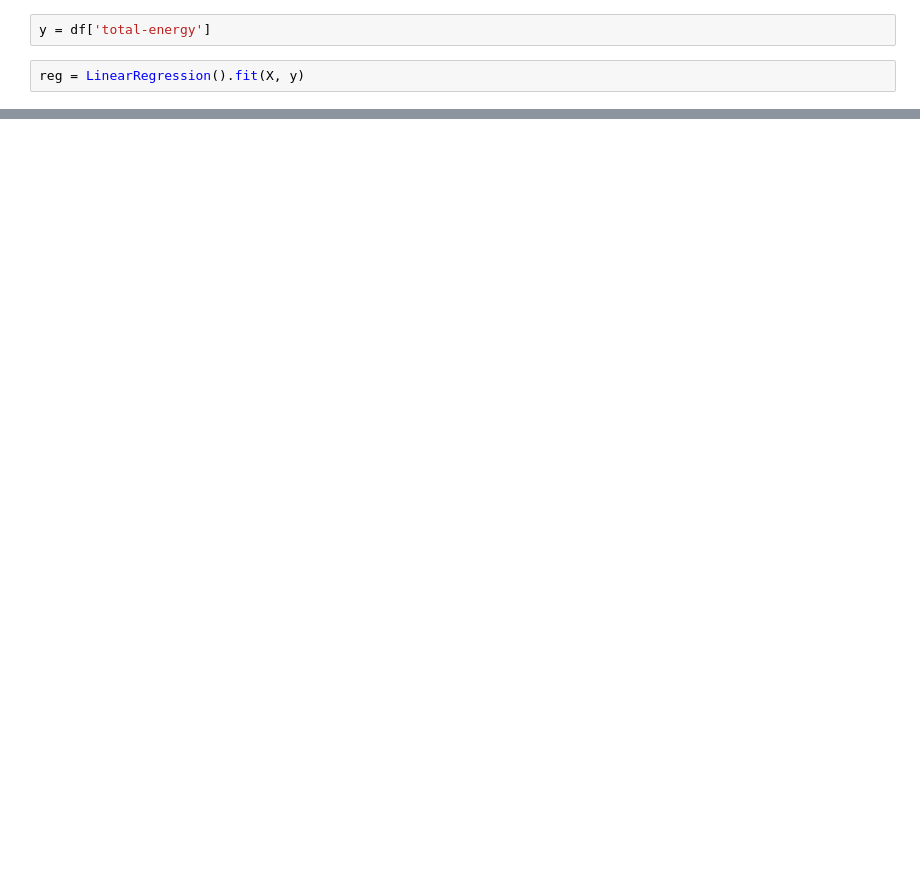
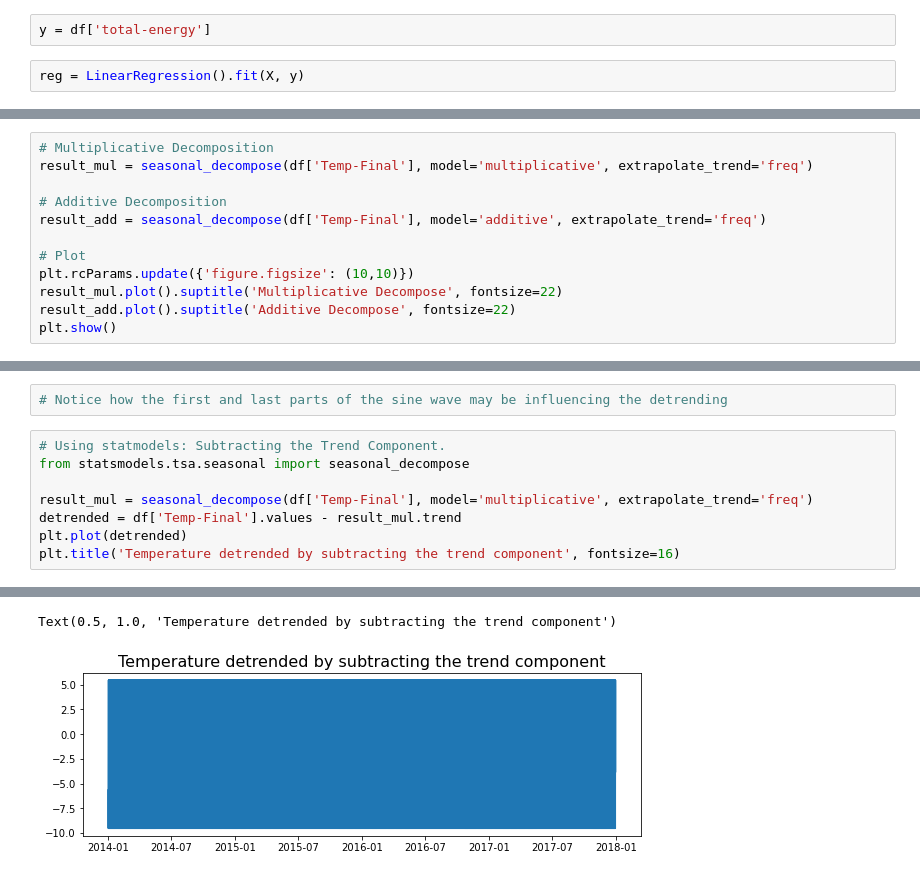
Before and after one commit to ejw-data/ml-playground, a Jupyter notebook: time_series_test.ipynb, the cells around one changed output, grey strips where cells are left out. Drawn from its saved outputs; the diff is of its cells as text; blank space fills up the shorter version.

```diff
--- a/time_series_test.ipynb
+++ b/time_series_test.ipynb
@@ -70,0 +100,12 @@ reg.intercept_
+# %%
+# Multiplicative Decomposition
+result_mul = seasonal_decompose(df['Temp-Final'], model='multiplicative', extrapolate_trend='freq')
+
+# Additive Decomposition
+result_add = seasonal_decompose(df['Temp-Final'], model='additive', extrapolate_trend='freq')
+
+# Plot
+plt.rcParams.update({'figure.figsize': (10,10)})
+result_mul.plot().suptitle('Multiplicative Decompose', fontsize=22)
+result_add.plot().suptitle('Additive Decompose', fontsize=22)
+plt.show()
@@ -70,0 +187,11 @@ reg.intercept_
+# %%
+# Notice how the first and last parts of the sine wave may be influencing the detrending
+# %%
+# Using statmodels: Subtracting the Trend Component.
+from statsmodels.tsa.seasonal import seasonal_decompose
+
+result_mul = seasonal_decompose(df['Temp-Final'], model='multiplicative', extrapolate_trend='freq')
+detrended = df['Temp-Final'].values - result_mul.trend
+plt.plot(detrended)
+plt.title('Temperature detrended by subtracting the trend component', fontsize=16)
+# %% [output]
@@ -70,0 +200,2 @@ reg.intercept_
+Text(0.5, 1.0, 'Temperature detrended by subtracting the trend component')
+[figure, added]
```
Also changed, not shown: parts of 24 cells of this notebook, 2 other files.
